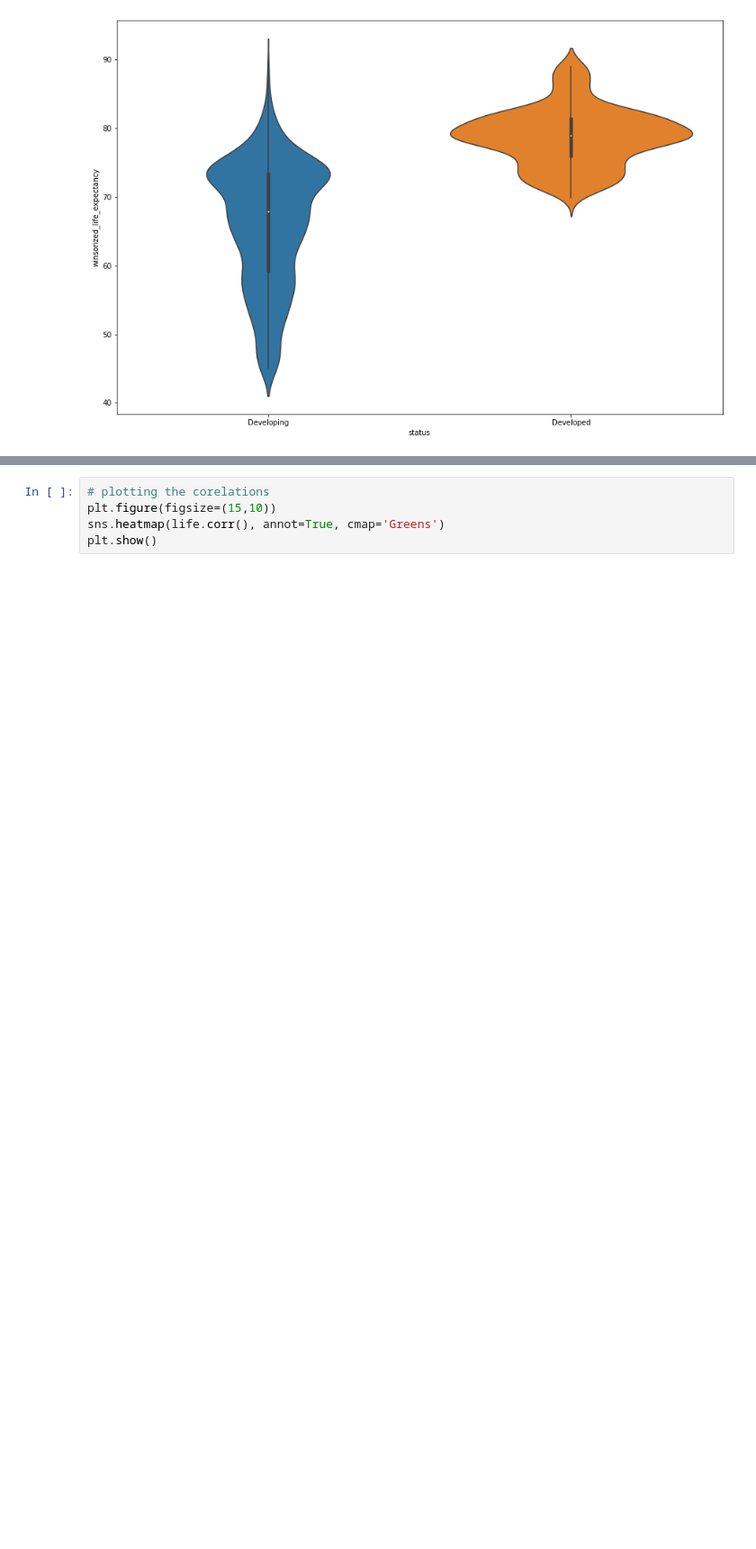
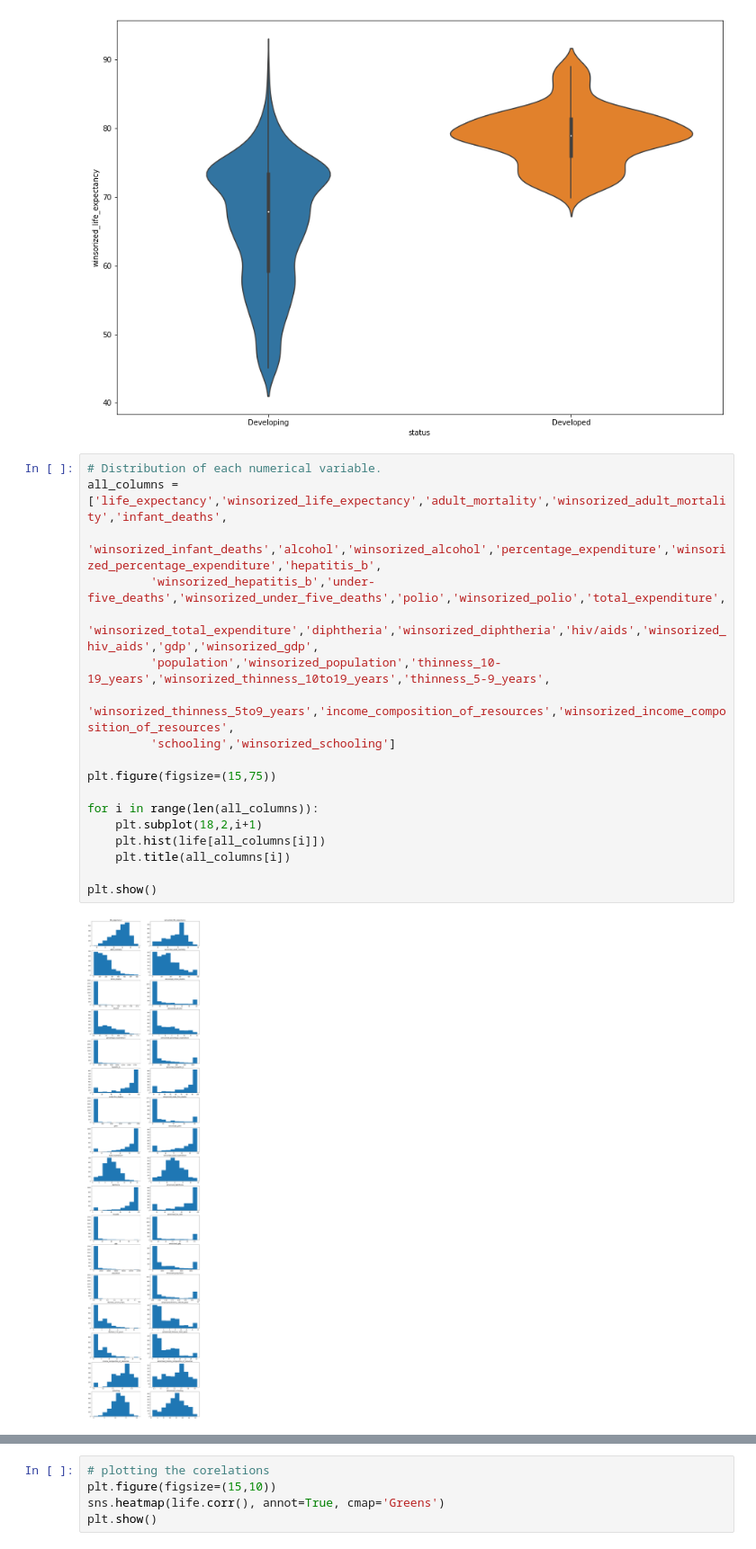
Before and after one commit to notShyam7/life-expectancy, a Jupyter notebook: LifeExpectancy.ipynb, the cells around one changed output, grey strips where cells are left out. Shown at 90% size. Saved outputs shown, nothing was run; the diff lists cells and outputs as text; blank space fills up the shorter version.

```diff
--- a/LifeExpectancy.ipynb
+++ b/LifeExpectancy.ipynb
@@ -673,3 +673,23 @@ sns.violinplot(x=life['status'], y=life['winsorized_life_expectancy'])
 plt.show()
 # %% [output]
 [figure]
+# %%
+# Distribution of each numerical variable.
+all_columns = ['life_expectancy','winsorized_life_expectancy','adult_mortality','winsorized_adult_mortality','infant_deaths',
+         'winsorized_infant_deaths','alcohol','winsorized_alcohol','percentage_expenditure','winsorized_percentage_expenditure','hepatitis_b',
+         'winsorized_hepatitis_b','under-five_deaths','winsorized_under_five_deaths','polio','winsorized_polio','total_expenditure',
+         'winsorized_total_expenditure','diphtheria','winsorized_diphtheria','hiv/aids','winsorized_hiv_aids','gdp','winsorized_gdp',
+         'population','winsorized_population','thinness_10-19_years','winsorized_thinness_10to19_years','thinness_5-9_years',
+         'winsorized_thinness_5to9_years','income_composition_of_resources','winsorized_income_composition_of_resources',
+         'schooling','winsorized_schooling']
+
+plt.figure(figsize=(15,75))
+
+for i in range(len(all_columns)):
+    plt.subplot(18,2,i+1)
+    plt.hist(life[all_columns[i]])
+    plt.title(all_columns[i])
+
+plt.show()
+# %% [output]
+[figure, added]
```
Also changed, not shown: parts of 1 cell of this notebook.
